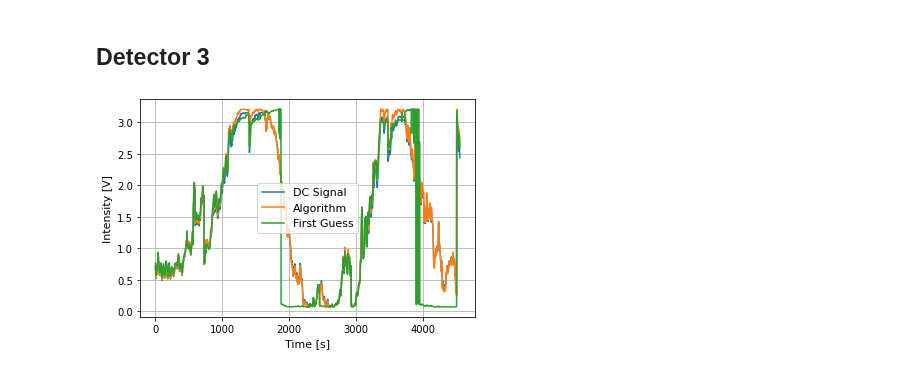
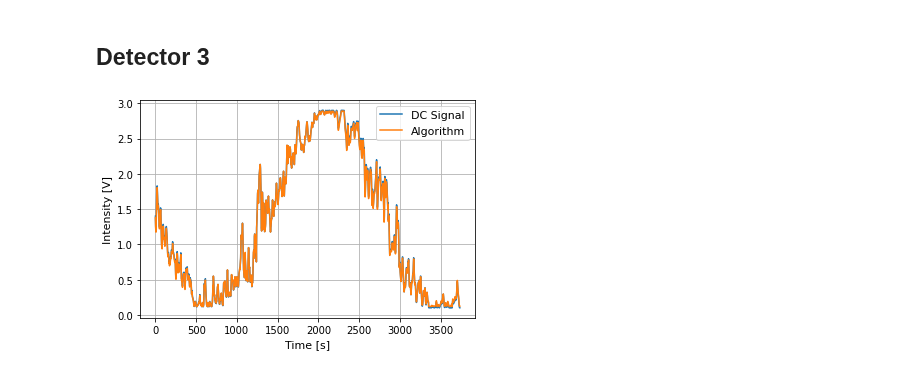
Before and after one commit to bilaljo/MiniPTI, a Jupyter notebook: notebooks/algorithm_verfication.ipynb, the cells around one changed output. Saved outputs shown, nothing was run; the diff lists cells and outputs as text; code cells hidden in the pictures.

```diff
--- a/notebooks/algorithm_verfication.ipynb
+++ b/notebooks/algorithm_verfication.ipynb
@@ -5,4 +6,3 @@ import pandas as pd
 # %%
-decimation = pd.read_csv("Decimation.csv")
+decimation = pd.read_csv("Decimation_long_term.csv")
 inversion = pd.read_csv("PTI_Inversion.csv")
-inversion_without_error_function = pd.read_csv("PTI_Inversion_without_error_function.csv")
@@ -51,13 +117,13 @@ plt.show()
 ## Detector 3
 # %%
 plt.plot(range(len(decimation)), decimation["DC CH3"], label="DC Signal")
-plt.plot(range(len(decimation)), detector(inversion["Interferometric Phase"], 3.73, min_intensity=0.07, max_intensity=3.21), label="Algorithm")
-plt.plot(range(len(decimation)), detector(inversion_without_error_function["Interferometric Phase"], 3.73, min_intensity=0.07, max_intensity=3.21),
-         label="First Guess")
+plt.plot(range(len(decimation)), detector(inversion["Interferometric Phase"], 4.25, min_intensity=0.12, max_intensity=2.89), label="Algorithm")
+#plt.plot(range(len(decimation)), detector(inversion_without_error_function["Interferometric Phase"], 3.73, min_intensity=0.07, max_intensity=3.21),
+#         label="First Guess")
 plt.legend(fontsize=11)
 plt.grid()
 plt.xlabel("Time [s]", fontsize=11)
 plt.ylabel("Intensity [V]", fontsize=11)
 plt.show()
 # %% [output]
-[figure, old version]
+[figure, new version]
```
Also changed, not shown: parts of 15 cells of this notebook, 10 other files.
